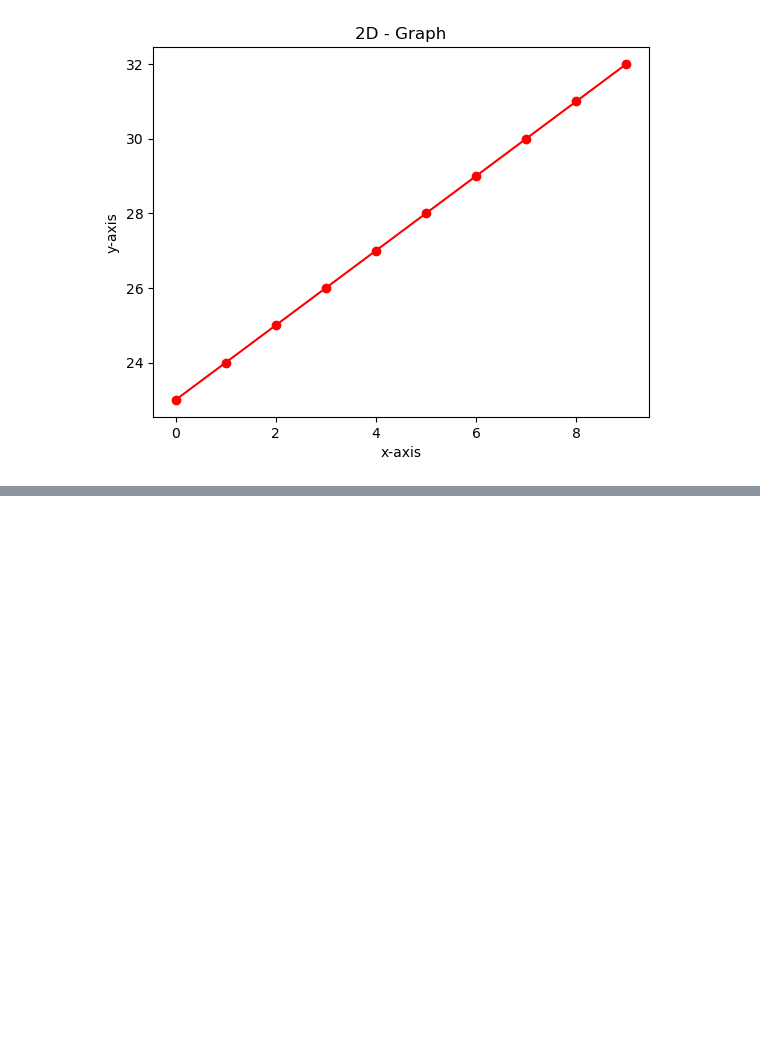
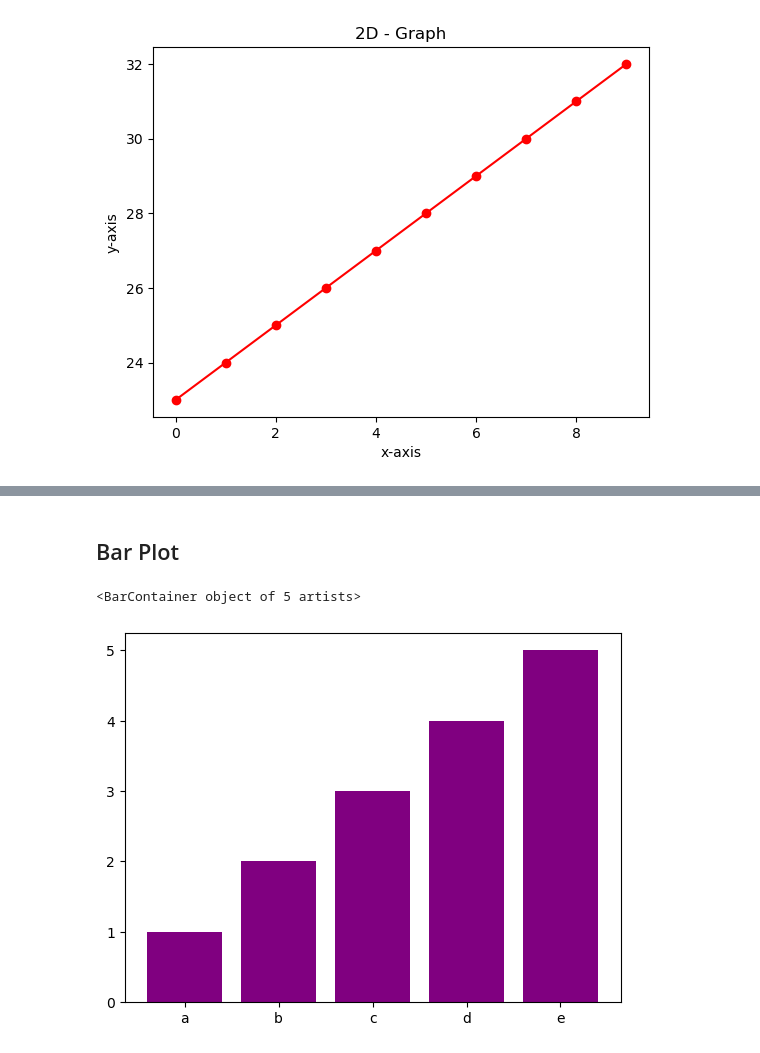
Before and after one commit to mdaftab20089/Machine-Learning, a Jupyter notebook: matlpotlib.ipynb, the cells around one changed output, grey strips where cells are left out. Saved outputs shown, nothing was run; the diff lists cells and outputs as text; code cells hidden in the pictures; blank space fills up the shorter version.

```diff
--- a/matlpotlib.ipynb
+++ b/matlpotlib.ipynb
@@ -21,0 +71,11 @@ plt.plot(x,y,'r*-')
+# %% [markdown]
+## Bar Plot
+# %%
+categories=['a','b','c','d','e']
+values=[1,2,3,4,5]
+
+## create a bar plot
+plt.bar(categories,values,color='purple')
+# %% [output]
+<BarContainer object of 5 artists>
+[figure, added]
```
Also changed, not shown: parts of 16 cells of this notebook.
